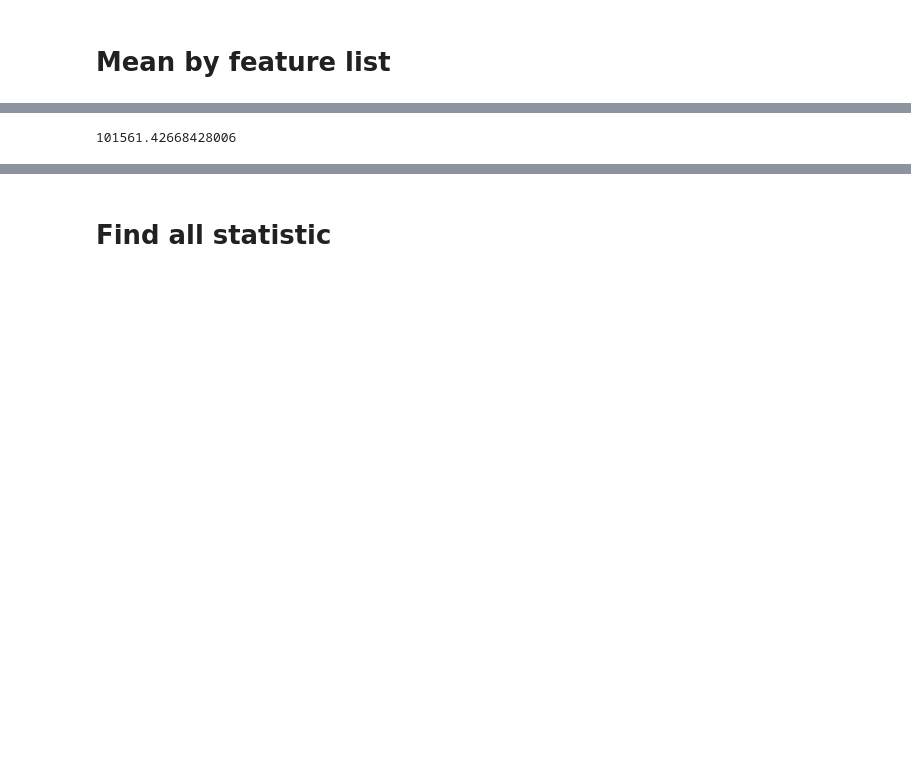
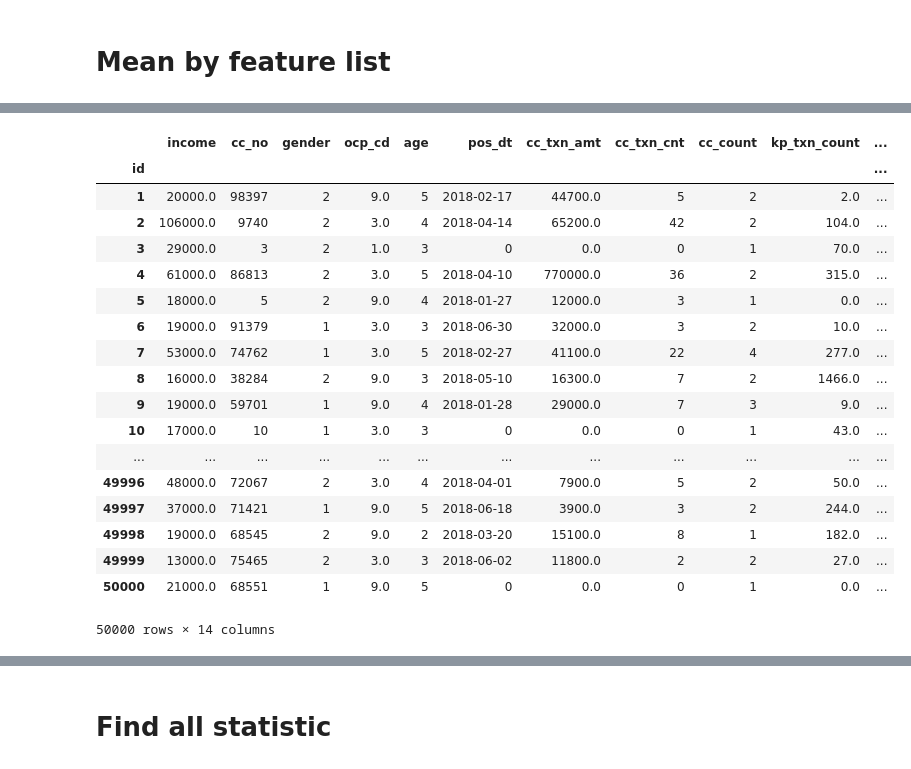
Before and after one commit to XrosIsorX/TechJam2019_DeepData, a Jupyter notebook: fundamental/statistic.ipynb, the cells around one changed output, grey strips where cells are left out. Cells and saved outputs as stored; diff of their text form; code cells hidden in the pictures; blank space fills up the shorter version.

Commit message:
add cc_txn_cnt_group

```diff
--- a/fundamental/statistic.ipynb
+++ b/fundamental/statistic.ipynb
@@ -115,5 +115,32 @@ def get_income(row):
     return income
-# %%
-train_df[train_df["cc_txn_cnt"] > 100]["income"].mean()
-# %% [output]
-101561.42668428006
+# %%
+def discretize(row):
+    step_list = [i for i in range(5,50, 5)]
+    for i, step in enumerate(step_list):
+        if row["cc_txn_cnt"] < step:
+            return i
+    return len(step_list)
+# %%
+train_df["cc_txn_cnt_group"] = train_df.apply(discretize, axis=1)
+test_["cc_txn_cnt_group"] = train_df.apply(discretize, axis=1)
+train_df
+# %% [output]
+|  | income | cc_no | gender | ocp_cd | age | pos_dt | cc_txn_amt | cc_txn_cnt | cc_count | kp_txn_count | ... |
+| id |  |  |  |  |  |  |  |  |  |  | ... |
+| 1 | 20000.0 | 98397 | 2 | 9.0 | 5 | 2018-02-17 | 44700.0 | 5 | 2 | 2.0 | ... |
+| 2 | 106000.0 | 9740 | 2 | 3.0 | 4 | 2018-04-14 | 65200.0 | 42 | 2 | 104.0 | ... |
+| 3 | 29000.0 | 3 | 2 | 1.0 | 3 | 0 | 0.0 | 0 | 1 | 70.0 | ... |
+| 4 | 61000.0 | 86813 | 2 | 3.0 | 5 | 2018-04-10 | 770000.0 | 36 | 2 | 315.0 | ... |
+| 5 | 18000.0 | 5 | 2 | 9.0 | 4 | 2018-01-27 | 12000.0 | 3 | 1 | 0.0 | ... |
+| 6 | 19000.0 | 91379 | 1 | 3.0 | 3 | 2018-06-30 | 32000.0 | 3 | 2 | 10.0 | ... |
+| 7 | 53000.0 | 74762 | 1 | 3.0 | 5 | 2018-02-27 | 41100.0 | 22 | 4 | 277.0 | ... |
+| 8 | 16000.0 | 38284 | 2 | 9.0 | 3 | 2018-05-10 | 16300.0 | 7 | 2 | 1466.0 | ... |
+| 9 | 19000.0 | 59701 | 1 | 9.0 | 4 | 2018-01-28 | 29000.0 | 7 | 3 | 9.0 | ... |
+| 10 | 17000.0 | 10 | 1 | 3.0 | 3 | 0 | 0.0 | 0 | 1 | 43.0 | ... |
+| ... | ... | ... | ... | ... | ... | ... | ... | ... | ... | ... | ... |
+| 49996 | 48000.0 | 72067 | 2 | 3.0 | 4 | 2018-04-01 | 7900.0 | 5 | 2 | 50.0 | ... |
+| 49997 | 37000.0 | 71421 | 1 | 9.0 | 5 | 2018-06-18 | 3900.0 | 3 | 2 | 244.0 | ... |
+| 49998 | 19000.0 | 68545 | 2 | 9.0 | 2 | 2018-03-20 | 15100.0 | 8 | 1 | 182.0 | ... |
+| 49999 | 13000.0 | 75465 | 2 | 3.0 | 3 | 2018-06-02 | 11800.0 | 2 | 2 | 27.0 | ... |
+| 50000 | 21000.0 | 68551 | 1 | 9.0 | 5 | 0 | 0.0 | 0 | 1 | 0.0 | ... |
+50000 rows × 14 columns
```
Also changed, not shown: parts of 13 cells of this notebook, 5 other files.
